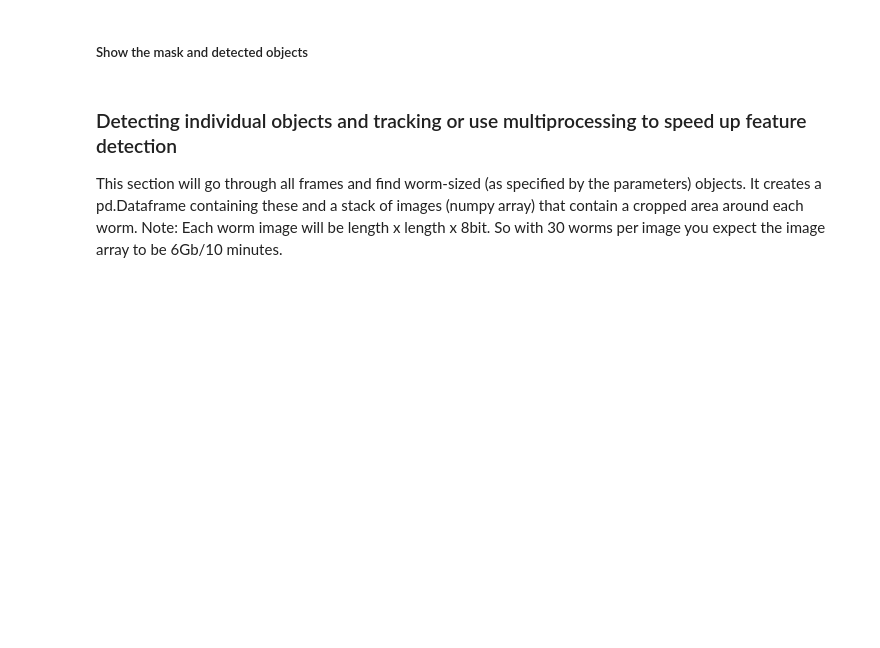
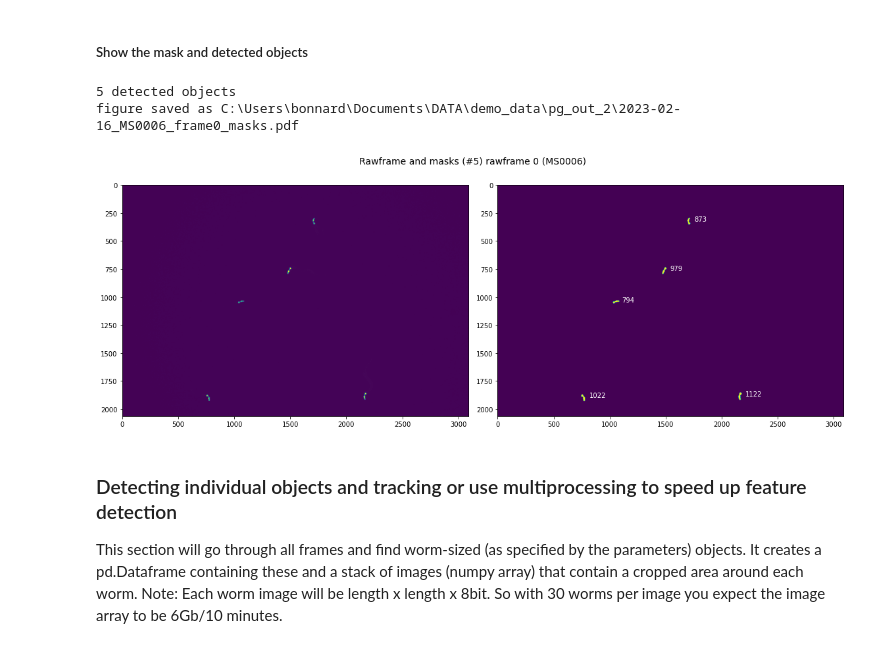
Before and after one commit to scholz-lab/PharaGlow, a Jupyter notebook: notebooks/PharaGlowHPC.ipynb, the cells around one changed output. Saved outputs shown, nothing was run; the diff lists cells and outputs as text; code cells hidden in the pictures; blank space fills up the shorter version.

```diff
--- a/notebooks/PharaGlowHPC.ipynb
+++ b/notebooks/PharaGlowHPC.ipynb
@@ -187,31 +228,36 @@ plt.colorbar(orientation='horizontal');
 # %%
 # %matplotlib qt
 
 from skimage.measure import label, regionprops
 
 plt.figure(figsize=(16,6))
 plt.subplot(121)
 # Show the rawframe
 plt.imshow(rawframes[t],clim= color)#+lawn)
 if lawn is not None:
     # Show the lawn
     plt.contour(binLawn, alpha=0.5, cmap='pink')
 
 plt.subplot(122)
 # Show the masks and their size [px]
 plt.imshow(masks[t])#[:600,1000:])#[500:1500,2000:3500])#[:,2500:])
 # print(np.min(masks[t]))
 label_image, num = label(masks[t], background=0, connectivity = 1,return_num=True)
 print(f"{num} detected objects")
 for region in regionprops(label_image):
     plt.text(region.centroid[1]+50, region.centroid[0], region.area, color ='w')
 
-
+plt.suptitle(f"Rawframe and masks (#{num}) rawframe {t} ({movie})", fontsize=14)
 plt.tight_layout()
 
 # save the pdf
-plt.suptitle(f"Rawframe and masks (#{num}) rawframe {t} ({movie})", fontsize=14)
-plt.savefig(os.path.join(outPath,f'{date.today()}_{movie}_masks.pdf'))
+fig_path = os.path.join(outPath,f'{date.today()}_{movie}_frame{t}_masks.pdf')
+plt.savefig(fig_path)
+print("figure saved as", fig_path)
+# %% [output]
+5 detected objects
+figure saved as C:\Users\bonnard\Documents\DATA\demo_data\pg_out_2\2023-02-16_MS0006_frame0_masks.pdf
+[figure, added]
 # %% [markdown]
 ### Detecting individual objects and tracking or use multiprocessing to speed up feature detection
 
```
Also changed, not shown: parts of 7 cells of this notebook, 2 other files.
